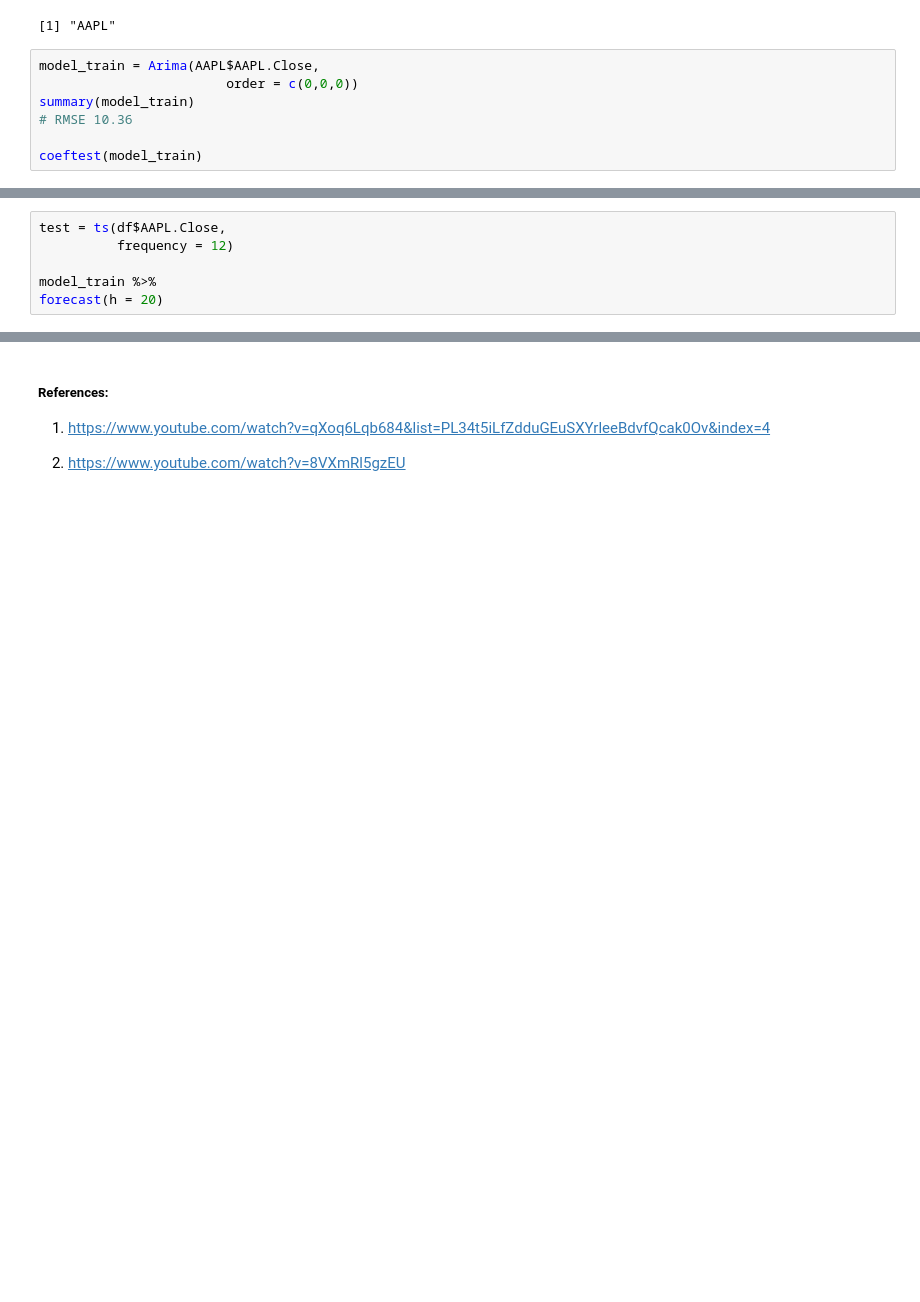
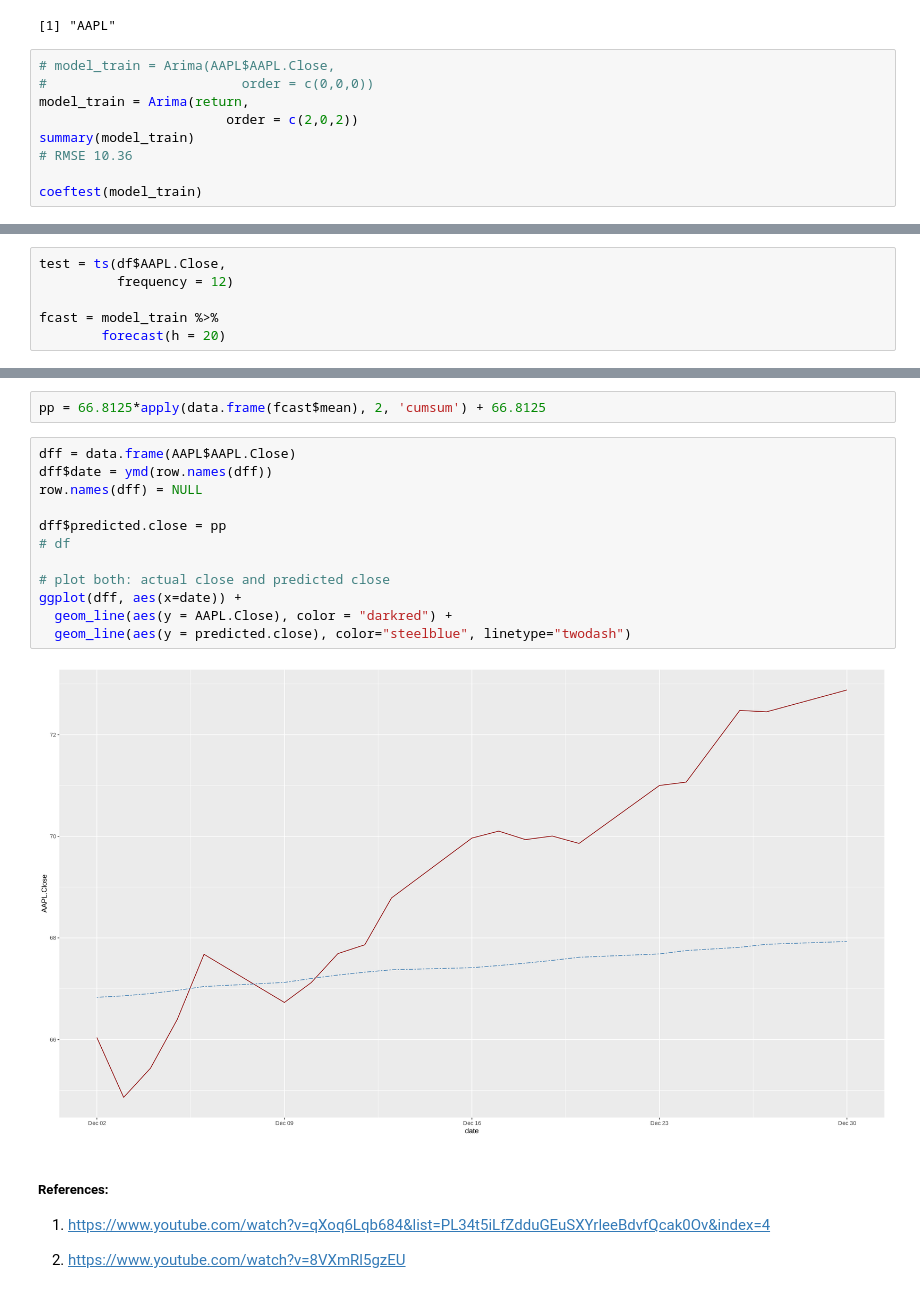
Before and after one commit to prakashsukhwal/Financial-Analytics-GARCH-Factor-Analysis-and-RNN-Models-, a Jupyter notebook: TS_GARCH_R_v1_1.ipynb, the cells around one changed output, grey strips where cells are left out. Saved outputs shown, nothing was run; the diff lists cells and outputs as text; blank space fills up the shorter version.

```diff
--- a/TS_GARCH_R_v1_1.ipynb
+++ b/TS_GARCH_R_v1_1.ipynb
@@ -357,8 +376,10 @@ getSymbols("AAPL",from = "2015-01-02",to = "2019-11-30")
 # %% [output]
 [1] "AAPL"
 # %%
-model_train = Arima(AAPL$AAPL.Close,
-                        order = c(0,0,0))
+# model_train = Arima(AAPL$AAPL.Close,
+#                         order = c(0,0,0))
+model_train = Arima(return,
+                        order = c(2,0,2))
 summary(model_train)
 # RMSE 10.36
 
@@ -390,5 +413,5 @@ Signif. codes:  0 ‘***’ 0.001 ‘**’ 0.01 ‘*’ 0.05 ‘.’ 0.1 ‘ ’
 test = ts(df$AAPL.Close,
           frequency = 12)
 
-model_train %>%
-forecast(h = 20)
+fcast = model_train %>%
+        forecast(h = 20)
@@ -413,3 +440,19 @@ forecast(h = 20)
+# %%
+pp = 66.8125*apply(data.frame(fcast$mean), 2, 'cumsum') + 66.8125
+# %%
+dff = data.frame(AAPL$AAPL.Close)
+dff$date = ymd(row.names(dff))
+row.names(dff) = NULL
+
+dff$predicted.close = pp
+# df
+
+# plot both: actual close and predicted close
+ggplot(dff, aes(x=date)) +
+  geom_line(aes(y = AAPL.Close), color = "darkred") +
+  geom_line(aes(y = predicted.close), color="steelblue", linetype="twodash")
+# %% [output]
+[figure, added]
 # %% [markdown]
 ##### References:
 1. https://www.youtube.com/watch?v=qXoq6Lqb684&list=PL34t5iLfZdduGEuSXYrleeBdvfQcak0Ov&index=4
```
Also changed, not shown: parts of 7 cells of this notebook.
